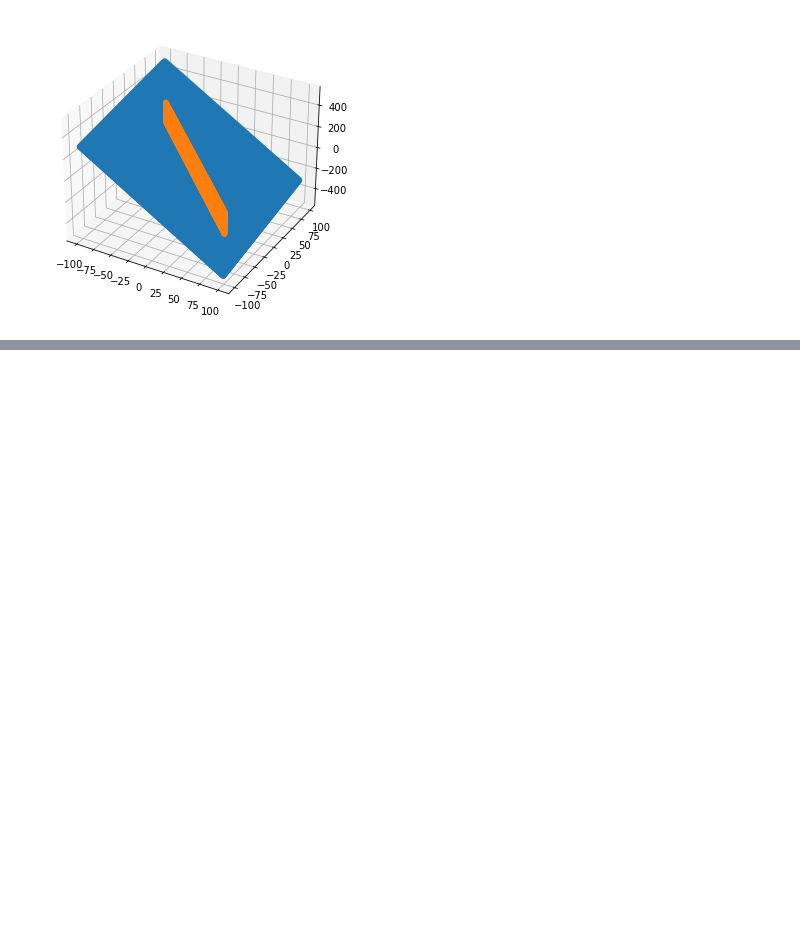
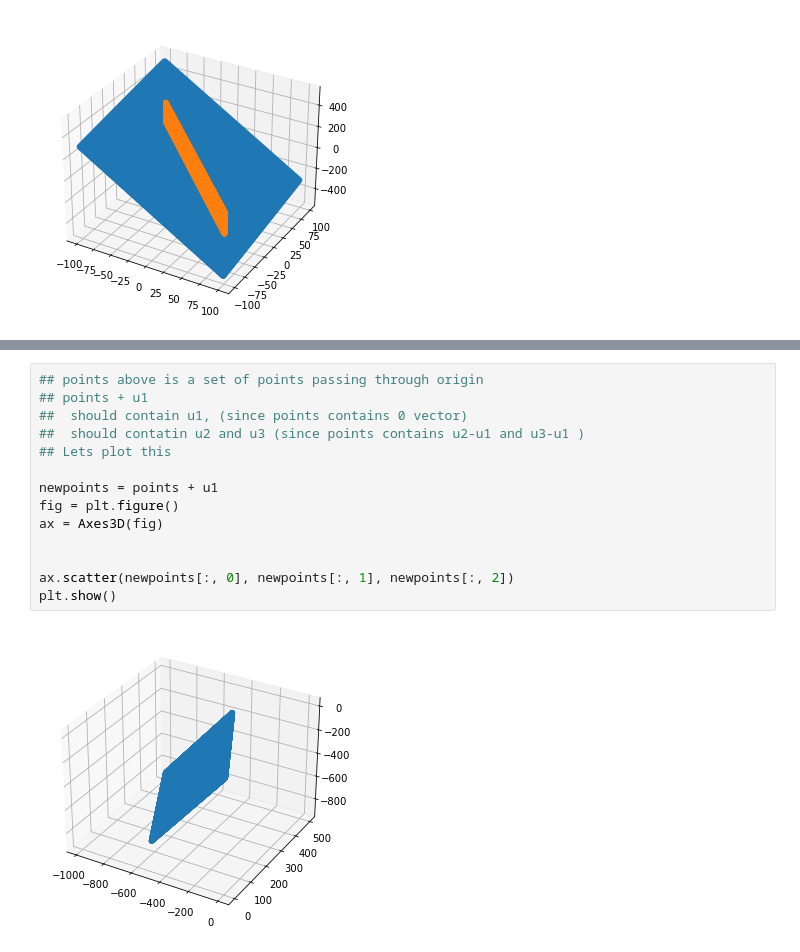
Before and after one commit to shivakumarjayaraman/ctm, a Jupyter notebook: vector/Vector Spaces.ipynb, the cells around one changed output, grey strips where cells are left out. Cells and saved outputs as stored; diff of their text form; blank space fills up the shorter version.

```diff
--- a/vector/Vector Spaces.ipynb
+++ b/vector/Vector Spaces.ipynb
@@ -193,0 +228,16 @@ ax.scatter(points2[:, 0], points2[:, 1], points2[:, 2])
+# %%
+## points above is a set of points passing through origin
+## points + u1
+##  should contain u1, (since points contains 0 vector)
+##  should contatin u2 and u3 (since points contains u2-u1 and u3-u1 )
+## Lets plot this
+
+newpoints = points + u1
+fig = plt.figure()
+ax = Axes3D(fig)
+
+
+ax.scatter(newpoints[:, 0], newpoints[:, 1], newpoints[:, 2])
+plt.show()
+# %% [output]
+[figure, added]
```
Also changed, not shown: parts of 5 cells of this notebook, 13 other files.
